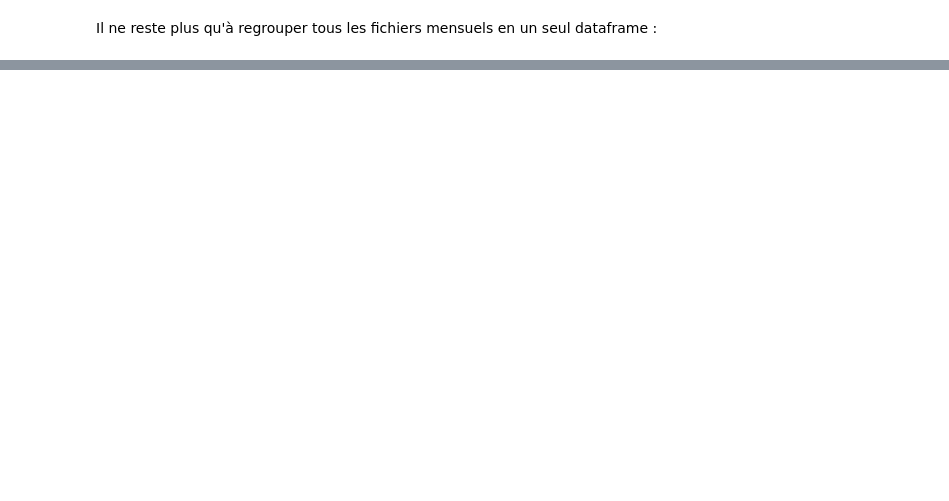
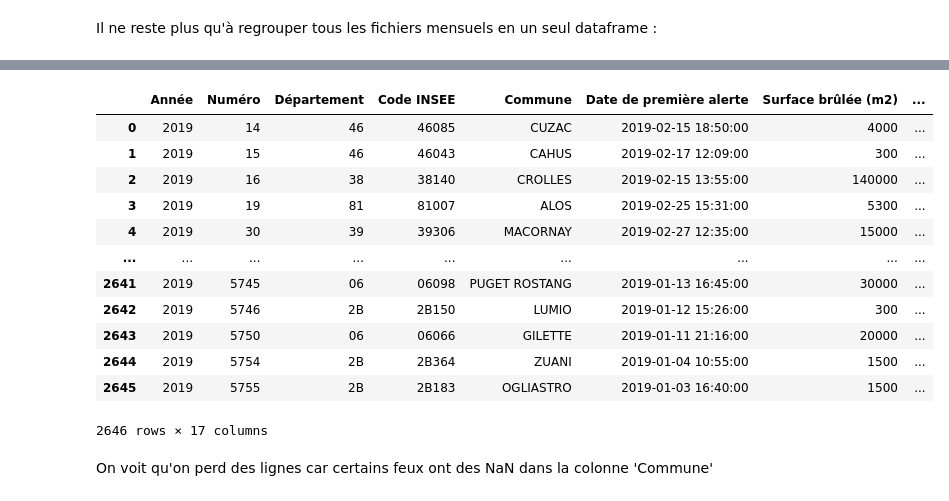
Before and after one commit to Theo-Clavel/feux_de_foret, a Jupyter notebook: main.ipynb, the cells around one changed output, grey strips where cells are left out. Drawn from its saved outputs; the diff is of its cells as text; code cells hidden in the pictures; blank space fills up the shorter version.

```diff
--- a/main.ipynb
+++ b/main.ipynb
@@ -161,0 +183,8 @@ df_meteo
+# %%
+villes = pd.read_csv('villes_france.csv',sep=',', low_memory=False)
+villes = villes.iloc[:, [1,3,8,19,20]]
+villes.columns = ['Département', 'Nom', 'Code postal', 'Longitude', 'Latitude']
+villes['Nom'] = villes['Nom'].str.replace('-', ' ')
+villes['Nom'] = villes['Nom'].str.replace('\'', ' ')
+
+villes
@@ -161,0 +232,22 @@ df_meteo
+# %%
+#jointure feu/ville
+
+df_feu_villes = pd.merge(df_feu, villes, on = 'Clé', how ='inner')
+df_feu_villes = df_feu_villes.drop(columns = 'Clé')
+df_feu_villes
+# %% [output]
+|  | Année | Numéro | Département | Code INSEE | Commune | Date de première alerte | Surface brûlée (m2) | ... |
+| 0 | 2019 | 14 | 46 | 46085 | CUZAC | 2019-02-15 18:50:00 | 4000 | ... |
+| 1 | 2019 | 15 | 46 | 46043 | CAHUS | 2019-02-17 12:09:00 | 300 | ... |
+| 2 | 2019 | 16 | 38 | 38140 | CROLLES | 2019-02-15 13:55:00 | 140000 | ... |
+| 3 | 2019 | 19 | 81 | 81007 | ALOS | 2019-02-25 15:31:00 | 5300 | ... |
+| 4 | 2019 | 30 | 39 | 39306 | MACORNAY | 2019-02-27 12:35:00 | 15000 | ... |
+| ... | ... | ... | ... | ... | ... | ... | ... | ... |
+| 2641 | 2019 | 5745 | 06 | 06098 | PUGET ROSTANG | 2019-01-13 16:45:00 | 30000 | ... |
+| 2642 | 2019 | 5746 | 2B | 2B150 | LUMIO | 2019-01-12 15:26:00 | 300 | ... |
+| 2643 | 2019 | 5750 | 06 | 06066 | GILETTE | 2019-01-11 21:16:00 | 20000 | ... |
+| 2644 | 2019 | 5754 | 2B | 2B364 | ZUANI | 2019-01-04 10:55:00 | 1500 | ... |
+| 2645 | 2019 | 5755 | 2B | 2B183 | OGLIASTRO | 2019-01-03 16:40:00 | 1500 | ... |
+2646 rows × 17 columns
+# %% [markdown]
+On voit qu'on perd des lignes car certains feux ont des NaN dans la colonne 'Commune'
```
Also changed, not shown: parts of 30 cells of this notebook.
